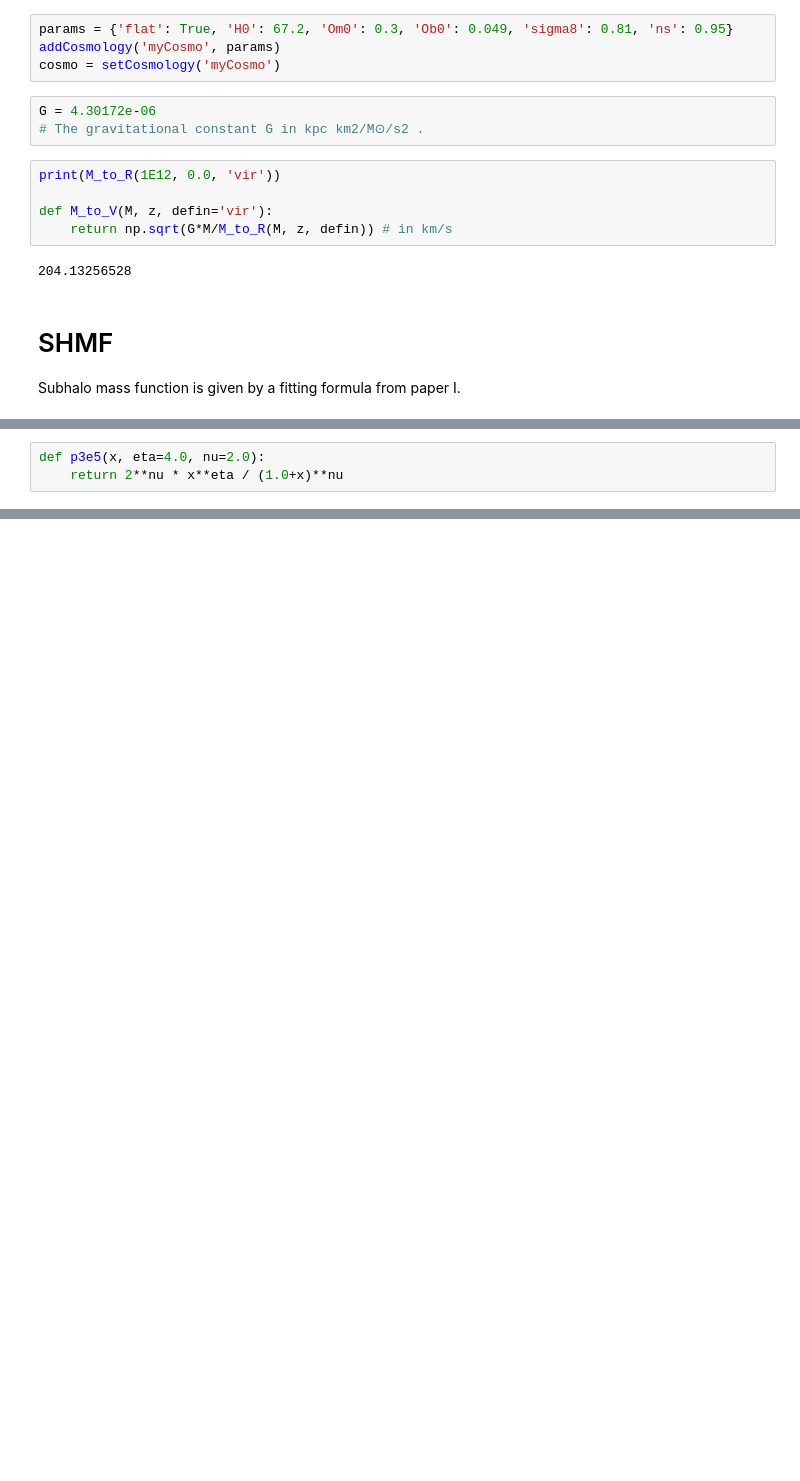
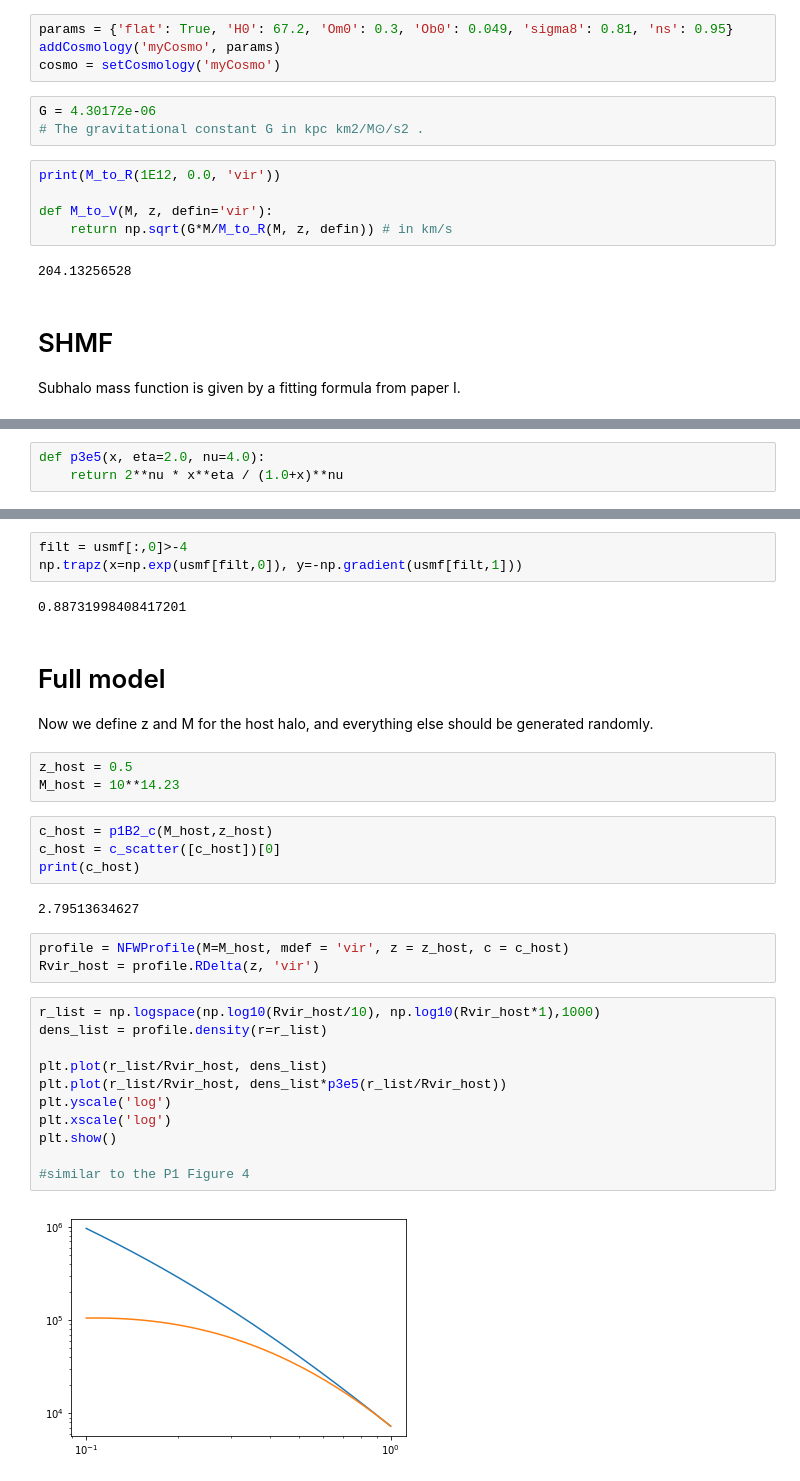
Before and after one commit to lue/halohalo, a Jupyter notebook: Mock_Halo.ipynb, the cells around one changed output, grey strips where cells are left out. Cells and saved outputs as stored; diff of their text form; blank space fills up the shorter version.

```diff
--- a/Mock_Halo.ipynb
+++ b/Mock_Halo.ipynb
@@ -212,6 +243,6 @@ Does not depend on the size of the host halo.
 
 \S 3.3 of Paper III
 # %%
-def p3e5(x, eta=4.0, nu=2.0):
+def p3e5(x, eta=2.0, nu=4.0):
     return 2**nu * x**eta / (1.0+x)**nu
 # %% [markdown]
@@ -228,0 +324,34 @@ present-day mass.
+# %%
+filt = usmf[:,0]>-4
+np.trapz(x=np.exp(usmf[filt,0]), y=-np.gradient(usmf[filt,1]))
+# %% [output]
+0.88731998408417201
+# %% [markdown]
+# Full model
+
+Now we define z and M for the host halo, and everything else should be generated randomly.
+# %%
+z_host = 0.5
+M_host = 10**14.23
+# %%
+c_host = p1B2_c(M_host,z_host)
+c_host = c_scatter([c_host])[0]
+print(c_host)
+# %% [output]
+2.79513634627
+# %%
+profile = NFWProfile(M=M_host, mdef = 'vir', z = z_host, c = c_host)
+Rvir_host = profile.RDelta(z, 'vir')
+# %%
+r_list = np.logspace(np.log10(Rvir_host/10), np.log10(Rvir_host*1),1000)
+dens_list = profile.density(r=r_list)
+
+plt.plot(r_list/Rvir_host, dens_list)
+plt.plot(r_list/Rvir_host, dens_list*p3e5(r_list/Rvir_host))
+plt.yscale('log')
+plt.xscale('log')
+plt.show()
+
+#similar to the P1 Figure 4
+# %% [output]
+[figure, added]
```
Also changed, not shown: parts of 28 cells of this notebook, 18 other files.
